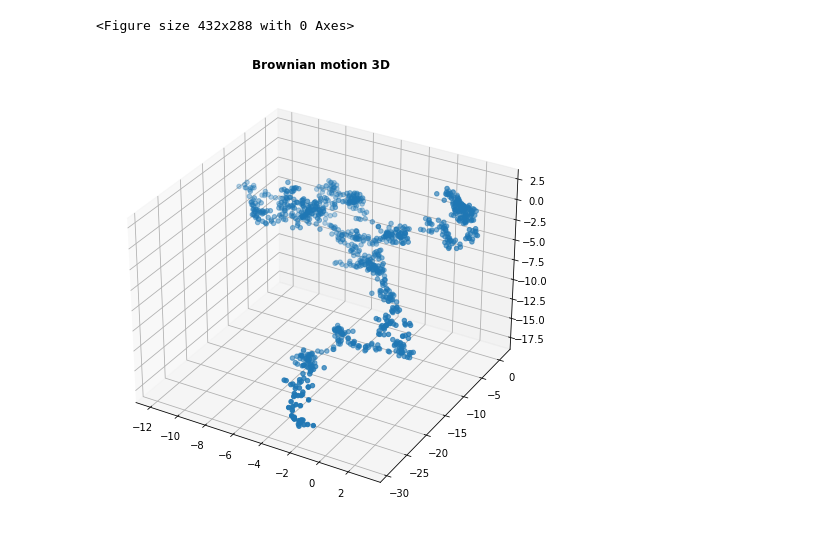
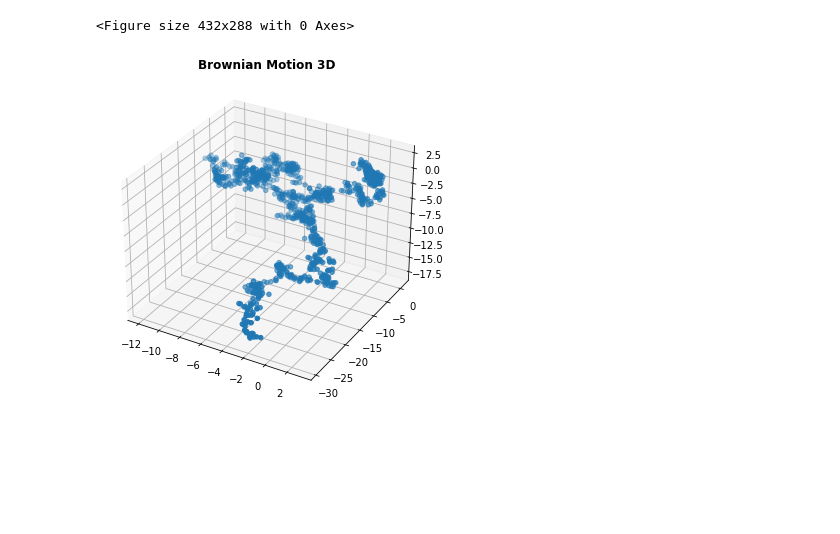
Before and after one commit to glenroger19/Brownian-Motion, a Jupyter notebook: Simulation/brownian3D.ipynb, the cells around one changed output. Saved outputs shown, nothing was run; the diff lists cells and outputs as text; code cells hidden in the pictures; blank space fills up the shorter version.

```diff
--- a/Simulation/brownian3D.ipynb
+++ b/Simulation/brownian3D.ipynb
@@ -1,18 +1,18 @@
 # %%
 import numpy as np
 import matplotlib.pyplot as plt
 import math
 
 fig = plt.figure()
-fig = plt.figure(figsize=(8,8))
+fig = plt.figure(figsize=(6,6))
 data = np.loadtxt('./brownian3D.txt')
 X = data[:,0]
 Y = data[:,1]
 Z = data[:,2]
 ax = fig.add_subplot(111, projection='3d')
 ax.scatter(X,Y,Z,s=20)
-plt.title('Brownian motion 3D',fontweight = 'bold')
+plt.title('Brownian Motion 3D',fontweight = 'bold')
 plt.show()
 # %% [output]
 <Figure size 432x288 with 0 Axes>
-[figure, old version]
+[figure, new version]
```
Also changed, not shown: 3 other files.
